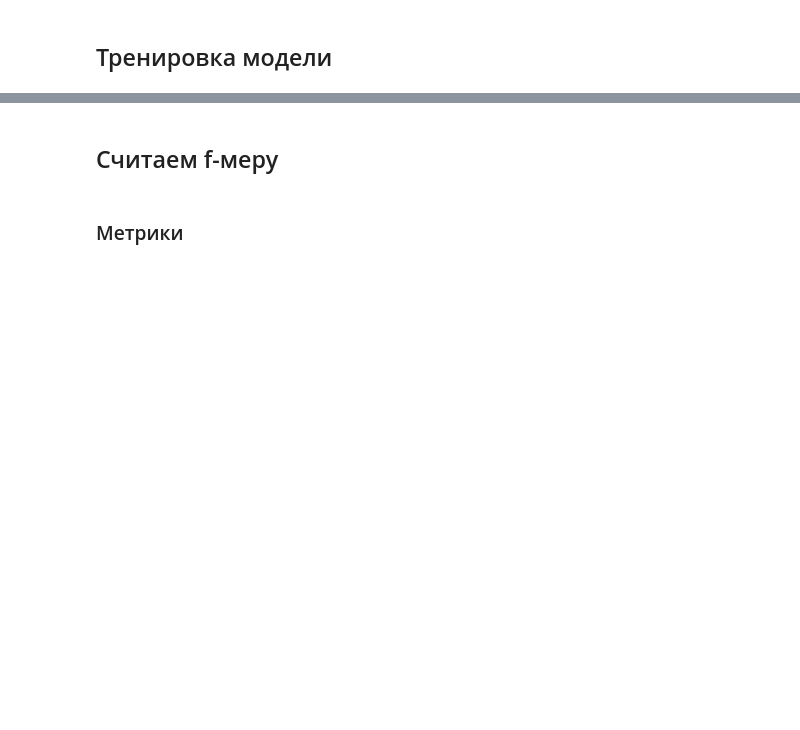
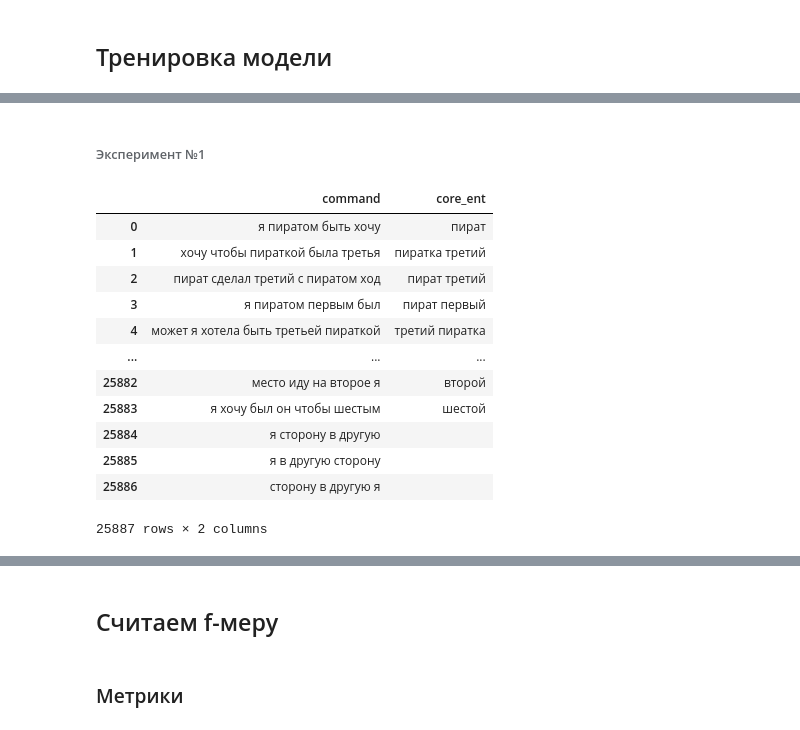
Before and after one commit to MrTyoom/Project-Jackal, a Jupyter notebook: NER_DEMO_create-data_for_&train.ipynb, the cells around one changed output, grey strips where cells are left out. Drawn from its saved outputs; the diff is of its cells as text; code cells hidden in the pictures; blank space fills up the shorter version.

```diff
--- a/NER_DEMO_create-data_for_&train.ipynb
+++ b/NER_DEMO_create-data_for_&train.ipynb
@@ -179,0 +217,24 @@ TRAIN_DATA.to_pickle("ML_NER_train_data.pkl")
+# %%
+nlp = spacy.load("jackal_ner_all_entities")
+ALL_DATA = []
+outsiders = []
+text = get_text("all_commands.json")
+hits = []
+counter = 0
+test_size = round(0.7 * len(text))
+while counter < len(text): # делаем тренировочный датасет в 70% от всего
+    for command in text:
+        command = command.strip()
+    #        command = command.replace("\n", " ")
+        results = test_model(nlp, command)
+        if results != None:
+            ALL_DATA.append(results)
+
+        ########################
+        #далее идут временный команды. нужны для отслеживания качества
+        else:
+             outsiders.append(command)
+
+
+        #######################
+        counter += 1
@@ -361,3 +599,5 @@ input_for_gui("первым пиратом пойду попаду на шар")
+# %% [markdown]
+###### Эксперимент №1
 # %%
 # test = 'первым пиратом пойду налево и попаду на шар'
 
@@ -369,3 +609,36 @@ input_for_gui("первым пиратом пойду попаду на шар")
 # for ent in doc.ents:
 #     print (ent.text, ent.label_)
 # # print(results[1])
+
+nlp = spacy.load("jackal_ner_trained_model") # сущности определяются посредством обучения модели
+list_of_cores = []
+for i in all_commands_list:
+    test = preprocess_text(i)
+    doc = nlp(test)
+    dict_ = {}
+    for ent in doc.ents:
+        dict_[ent.label_] = ent.text
+    #       print (ent.text, ent.label_)
+
+    new_string = (' ').join(dict_.values())
+    if new_string.isspace():
+        new_string= "NaN"
+    list_of_cores.append(new_string)
+
+all_commands['core_ent'] = list_of_cores
+# %%
+all_commands[]
+# %% [output]
+|  | command | core_ent |
+| 0 | я пиратом быть хочу | пират |
+| 1 | хочу чтобы пираткой была третья | пиратка третий |
+| 2 | пират сделал третий с пиратом ход | пират третий |
+| 3 | я пиратом первым был | пират первый |
+| 4 | может я хотела быть третьей пираткой | третий пиратка |
+| ... | ... | ... |
+| 25882 | место иду на второе я | второй |
+| 25883 | я хочу был он чтобы шестым | шестой |
+| 25884 | я сторону в другую |  |
+| 25885 | я в другую сторону |  |
+| 25886 | сторону в другую я |  |
+25887 rows × 2 columns
```
Also changed, not shown: parts of 100 cells of this notebook.
